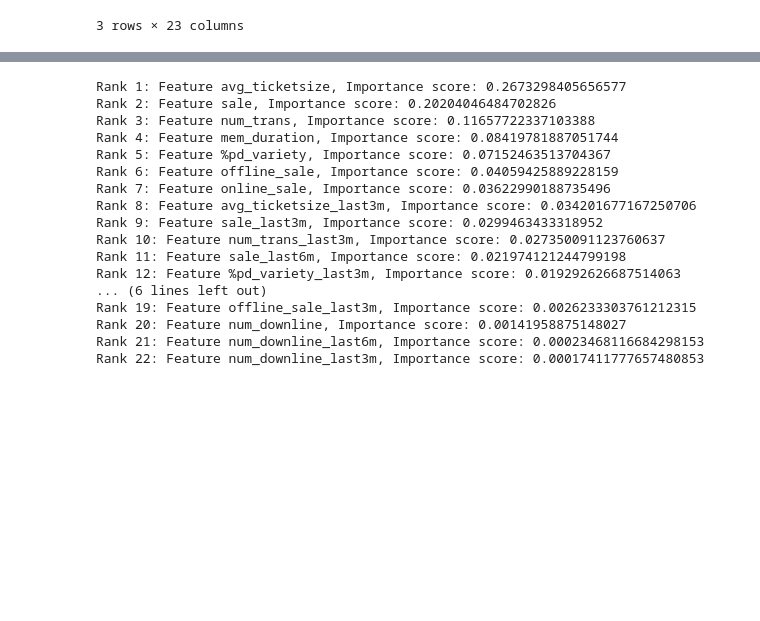
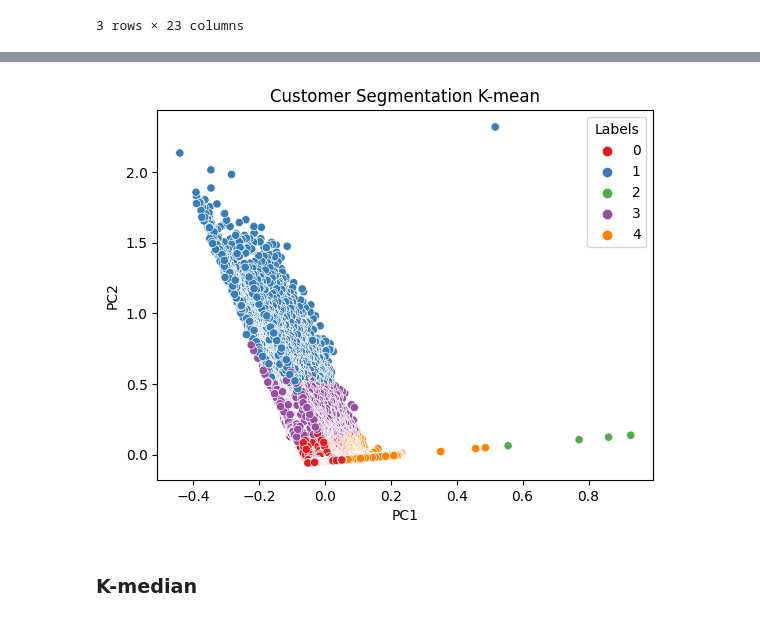
Before and after one commit to terjirapat/MADT8101-Customer-Analytics, a Jupyter notebook: Workshop 5 - Segmentation/main.ipynb, the cells around one changed output, grey strips where cells are left out. Saved outputs shown, nothing was run; the diff lists cells and outputs as text; code cells hidden in the pictures; blank space fills up the shorter version.

```diff
--- a/Workshop 5 - Segmentation/main.ipynb
+++ b/Workshop 5 - Segmentation/main.ipynb
@@ -286,9 +276,9 @@ kmeans = KMeans(n_clusters=5, random_state=42)
 kmeans.fit(X)
 
 # Get cluster labels and cluster centers
-labels = kmeans.labels_
-centers = kmeans.cluster_centers_
+labels_kmean = kmeans.labels_
+centers_kmean = kmeans.cluster_centers_
 
-# Add cluster labels to the DataFrame
-df_clus['Cluster'] = labels
-df_clus.head(3)
+# # Add cluster labels to the DataFrame
+# df_clus['Cluster'] = labels
+# df_clus.head(3)
@@ -301,34 +285,31 @@ df_clus.head(3)
 # %%
-# Create a Random Forest classifier
-clf = RandomForestClassifier()
+# # Create a Random Forest classifier
+# clf = RandomForestClassifier()
 
-# Train the classifier on your data
-clf.fit(X, labels)
+# # Train the classifier on your data
+# clf.fit(X, labels)
 
-# Get the feature importance scores
-importance_scores = clf.feature_importances_
+# # Get the feature importance scores
+# importance_scores = clf.feature_importances_
 
-# Sort the features based on importance in descending order
-sorted_indices = np.argsort(importance_scores)[::-1]
+# # Sort the features based on importance in descending order
+# sorted_indices = np.argsort(importance_scores)[::-1]
 
-# Print the feature rankings
-for i, idx in enumerate(sorted_indices):
-    print(f"Rank {i+1}: Feature {df_clus.columns[idx+1]}, Importance score: {importance_scores[idx]}")
+# # Print the feature rankings
+# for i, idx in enumerate(sorted_indices):
+#     print(f"Rank {i+1}: Feature {df_clus.columns[idx+1]}, Importance score: {importance_scores[idx]}")
-# %% [output]
-Rank 1: Feature avg_ticketsize, Importance score: 0.2673298405656577
-Rank 2: Feature sale, Importance score: 0.20204046484702826
-Rank 3: Feature num_trans, Importance score: 0.11657722337103388
-Rank 4: Feature mem_duration, Importance score: 0.08419781887051744
-Rank 5: Feature %pd_variety, Importance score: 0.07152463513704367
-Rank 6: Feature offline_sale, Importance score: 0.04059425889228159
-Rank 7: Feature online_sale, Importance score: 0.03622990188735496
-Rank 8: Feature avg_ticketsize_last3m, Importance score: 0.034201677167250706
-Rank 9: Feature sale_last3m, Importance score: 0.0299463433318952
-Rank 10: Feature num_trans_last3m, Importance score: 0.027350091123760637
-Rank 11: Feature sale_last6m, Importance score: 0.021974121244799198
-Rank 12: Feature %pd_variety_last3m, Importance score: 0.019292626687514063
-... (6 lines left out)
-Rank 19: Feature offline_sale_last3m, Importance score: 0.0026233303761212315
-Rank 20: Feature num_downline, Importance score: 0.00141958875148027
-Rank 21: Feature num_downline_last6m, Importance score: 0.00023468116684298153
-Rank 22: Feature num_downline_last3m, Importance score: 0.00017411777657480853
+# %%
+# Perform PCA
+pca = PCA(n_components=2)
+X_pca = pca.fit_transform(X)
+
+sns.scatterplot(x=X_pca[:, 0], y=X_pca[:, 1], hue=labels_kmean, palette='Set1')
+
+plt.xlabel('PC1')
+plt.ylabel('PC2')
+plt.title('Customer Segmentation K-mean')
+plt.legend(title='Labels')
+
+plt.show()
+# %% [output]
+[figure, added]
@@ -334,0 +318,2 @@ Rank 22: Feature num_downline_last3m, Importance score: 0.00017411777657480853
+# %% [markdown]
+### K-median
```
Also changed, not shown: parts of 28 cells of this notebook, 2 other files.
